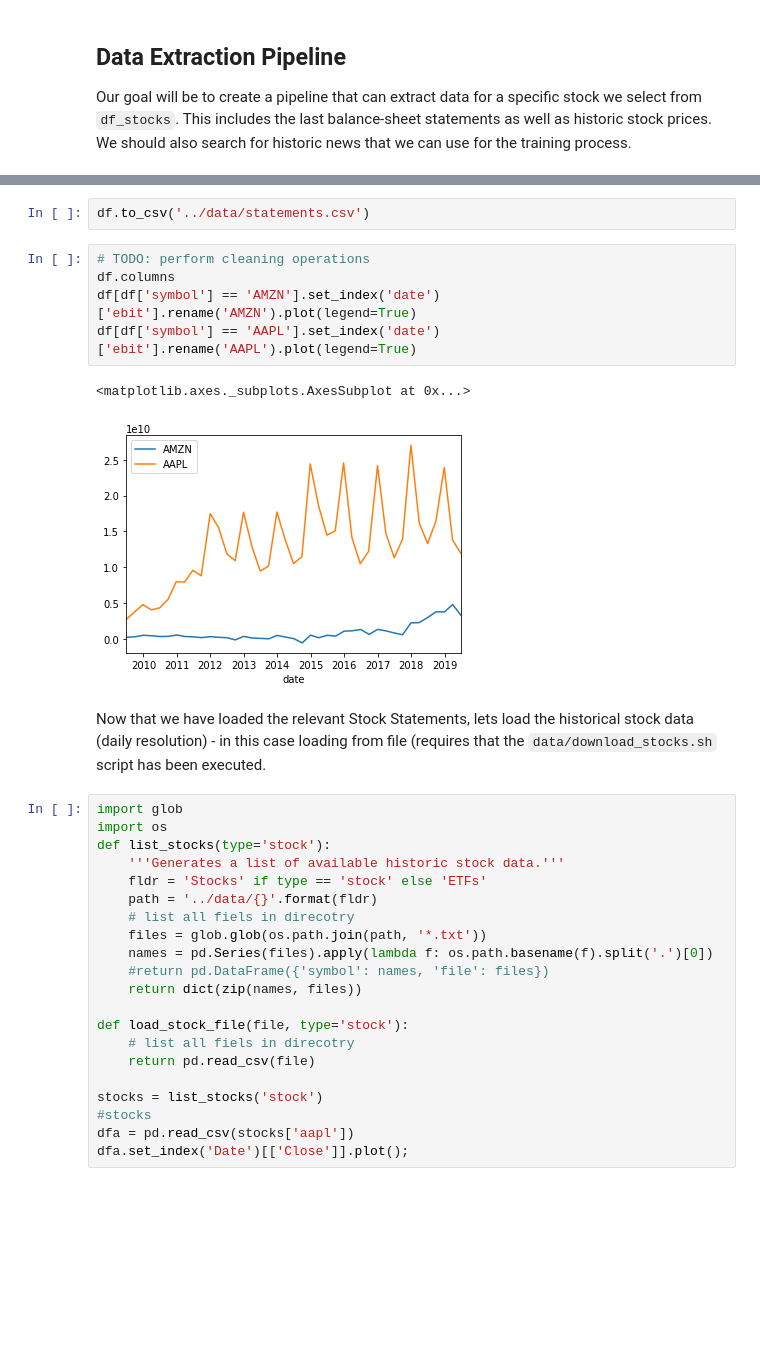
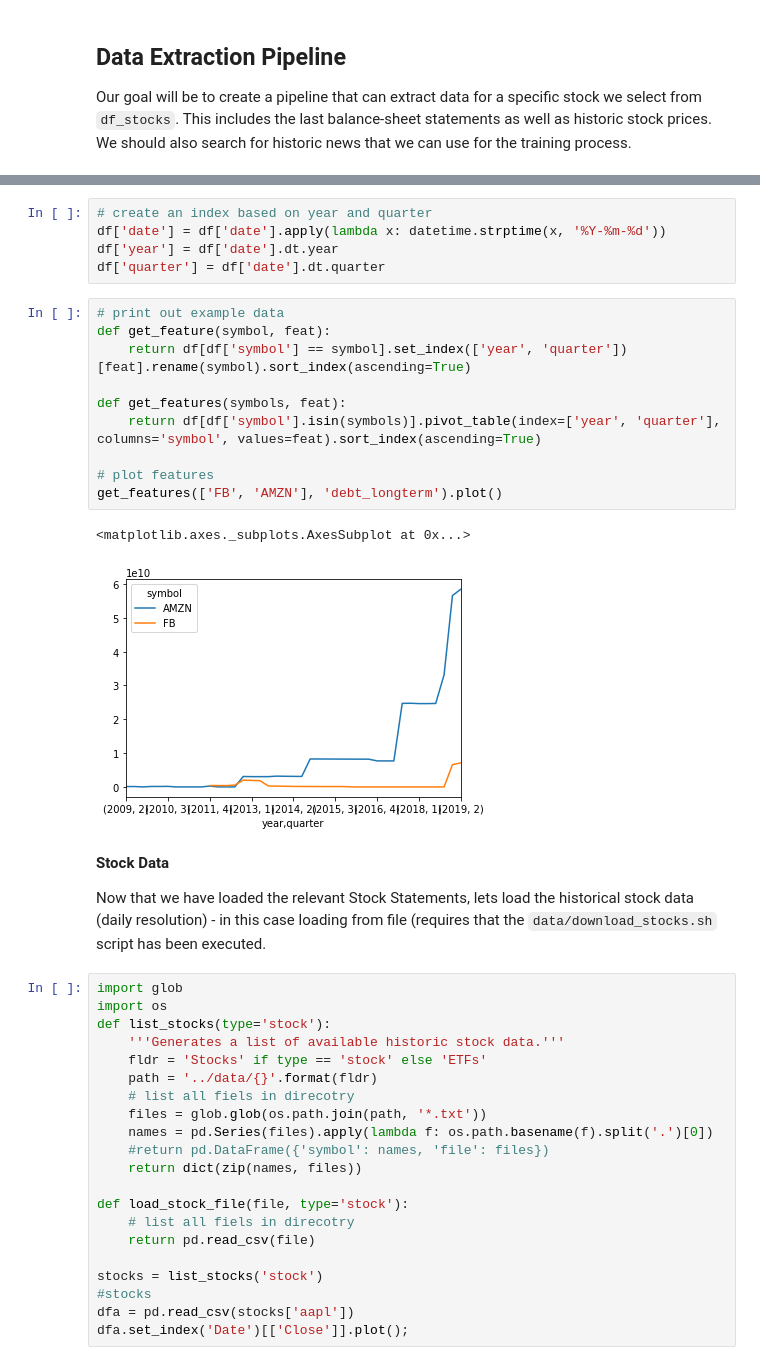
Before and after one commit to felixnext/stock_trend_analysis, a Jupyter notebook: notebooks/02-1_cleaning+features.ipynb, the cells around one changed output, grey strips where cells are left out. Cells and saved outputs as stored; diff of their text form; blank space fills up the shorter version.

Commit message:
feat: Updated data loading
- added additional functions for the data loading
- Updated project description

```diff
--- a/notebooks/02-1_cleaning+features.ipynb
+++ b/notebooks/02-1_cleaning+features.ipynb
@@ -44,14 +44,24 @@ To retain the current behavior and silence the warning, pass 'sort=True'.
-# %%
-df.to_csv('../data/statements.csv')
-# %%
-# TODO: perform cleaning operations
-df.columns
-df[df['symbol'] == 'AMZN'].set_index('date')['ebit'].rename('AMZN').plot(legend=True)
-df[df['symbol'] == 'AAPL'].set_index('date')['ebit'].rename('AAPL').plot(legend=True)
-# %% [output]
-<matplotlib.axes._subplots.AxesSubplot at 0x...>
-[figure, removed]
+# %%
+# create an index based on year and quarter
+df['date'] = df['date'].apply(lambda x: datetime.strptime(x, '%Y-%m-%d'))
+df['year'] = df['date'].dt.year
+df['quarter'] = df['date'].dt.quarter
+# %%
+# print out example data
+def get_feature(symbol, feat):
+    return df[df['symbol'] == symbol].set_index(['year', 'quarter'])[feat].rename(symbol).sort_index(ascending=True)
+
+def get_features(symbols, feat):
+    return df[df['symbol'].isin(symbols)].pivot_table(index=['year', 'quarter'], columns='symbol', values=feat).sort_index(ascending=True)
+
+# plot features
+get_features(['FB', 'AMZN'], 'debt_longterm').plot()
+# %% [output]
+<matplotlib.axes._subplots.AxesSubplot at 0x...>
+[figure, added]
 # %% [markdown]
+**Stock Data**
+
 Now that we have loaded the relevant Stock Statements, lets load the historical stock data (daily resolution) - in this case loading from file (requires that the `data/download_stocks.sh` script has been executed.
 # %%
 import glob
```
Also changed, not shown: parts of 7 cells of this notebook, 3 other files.
